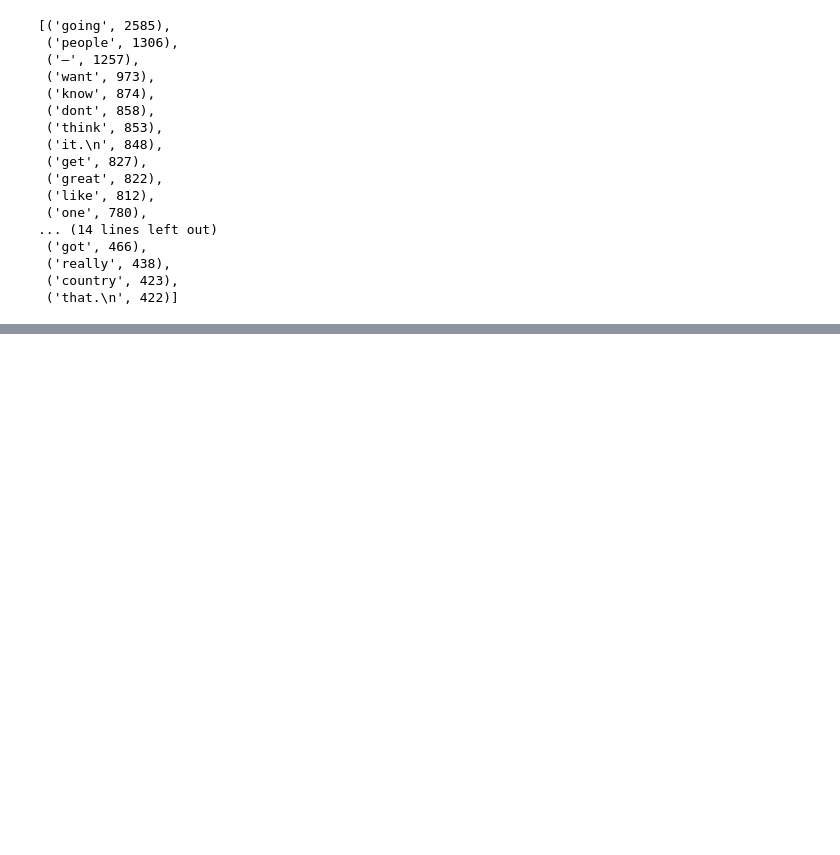
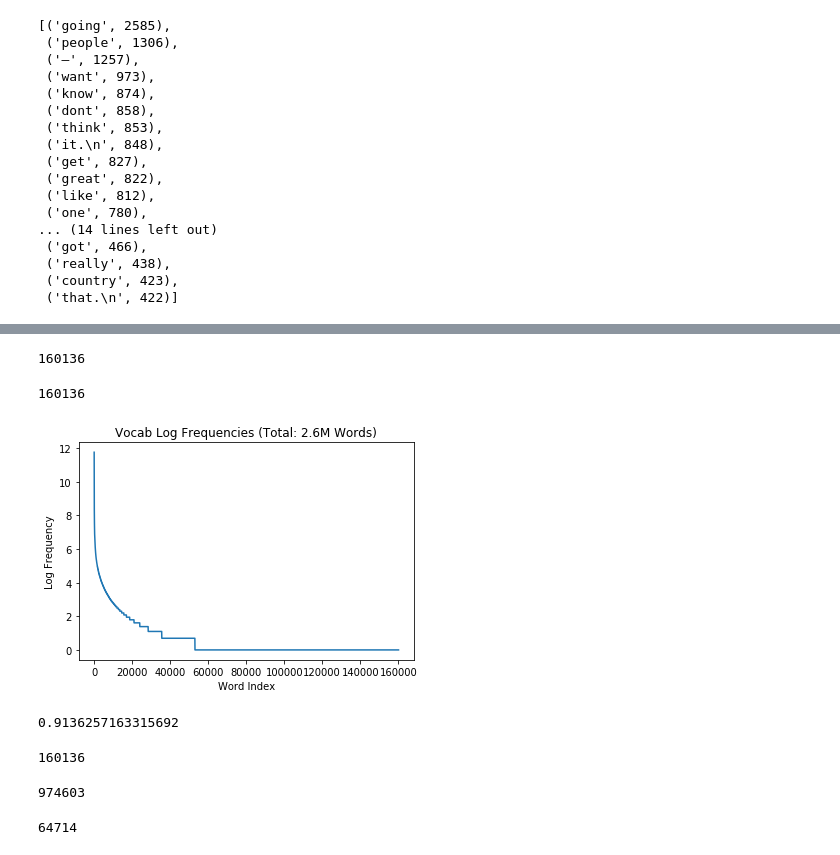
Before and after one commit to KKsharma99/text_style_transfer, a Jupyter notebook: data/text_data/Corpus Statistics.ipynb, the cells around one changed output, grey strips where cells are left out. Drawn from its saved outputs; the diff is of its cells as text; code cells hidden in the pictures; blank space fills up the shorter version.

Commit message:
adding 10 pct vocab

```diff
--- a/data/text_data/Corpus Statistics.ipynb
+++ b/data/text_data/Corpus Statistics.ipynb
@@ -192,0 +195,5 @@ The mean number of times each vocab word appears in this corporus is 11.922328.
+# %%
+from nltk import ngrams, FreqDist
+f = open("../yelp/full_text.txt", "r", errors="ignore")
+text = f.read()
+words = text.split()
@@ -192,0 +204,2 @@ The mean number of times each vocab word appears in this corporus is 11.922328.
+# %%
+freq_1_grams = FreqDist(ngrams(words, 1))
@@ -192,0 +208,31 @@ The mean number of times each vocab word appears in this corporus is 11.922328.
+# %%
+len(freq_1_grams)
+# %% [output]
+160136
+# %%
+words_by_freq = freq_1_grams.most_common(len(freq_1_grams))
+# %%
+len(words_by_freq)
+# %% [output]
+160136
+# %%
+freqs = [words_by_freq[i][1] for i in range(len(words_by_freq))]
+# %%
+plt.plot(np.log(freqs))
+plt.title("Vocab Log Frequencies (Total: 2.6M Words)")
+plt.xlabel("Word Index")
+plt.ylabel("Log Frequency")
+plt.show()
+# %% [output]
+[figure, added]
+# %%
+total = 0
+for i in range(10*len(freqs)//100):
+    total += freqs[i]
+total/len(words)
+# %% [output]
+0.9136257163315692
+# %%
+len(freqs)
+# %% [output]
+160136
@@ -192,0 +244,4 @@ The mean number of times each vocab word appears in this corporus is 11.922328.
+# %%
+len(words)
+# %% [output]
+974603
@@ -192,0 +252,4 @@ The mean number of times each vocab word appears in this corporus is 11.922328.
+# %%
+len(freq_1_grams)
+# %% [output]
+64714
```
Also changed, not shown: parts of 11 cells of this notebook, 3 other files.
